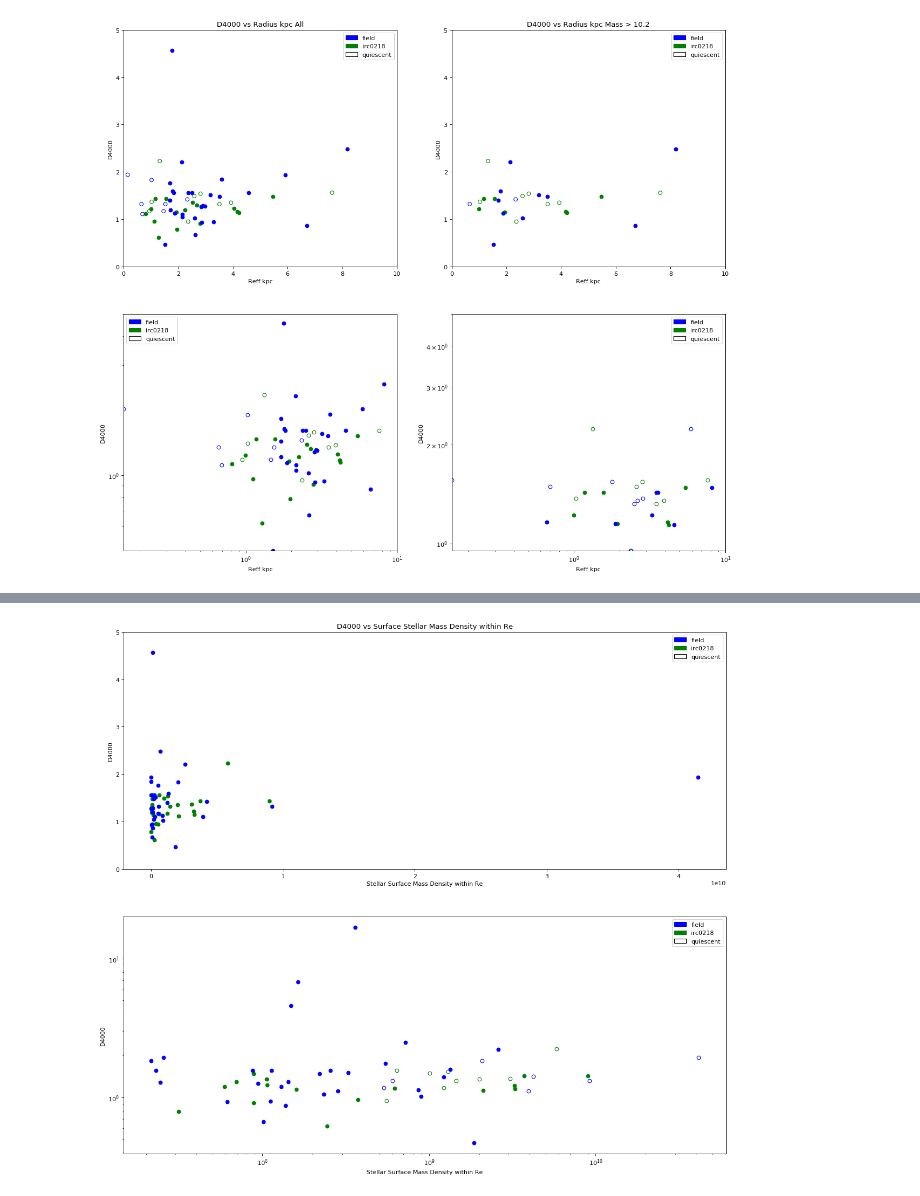
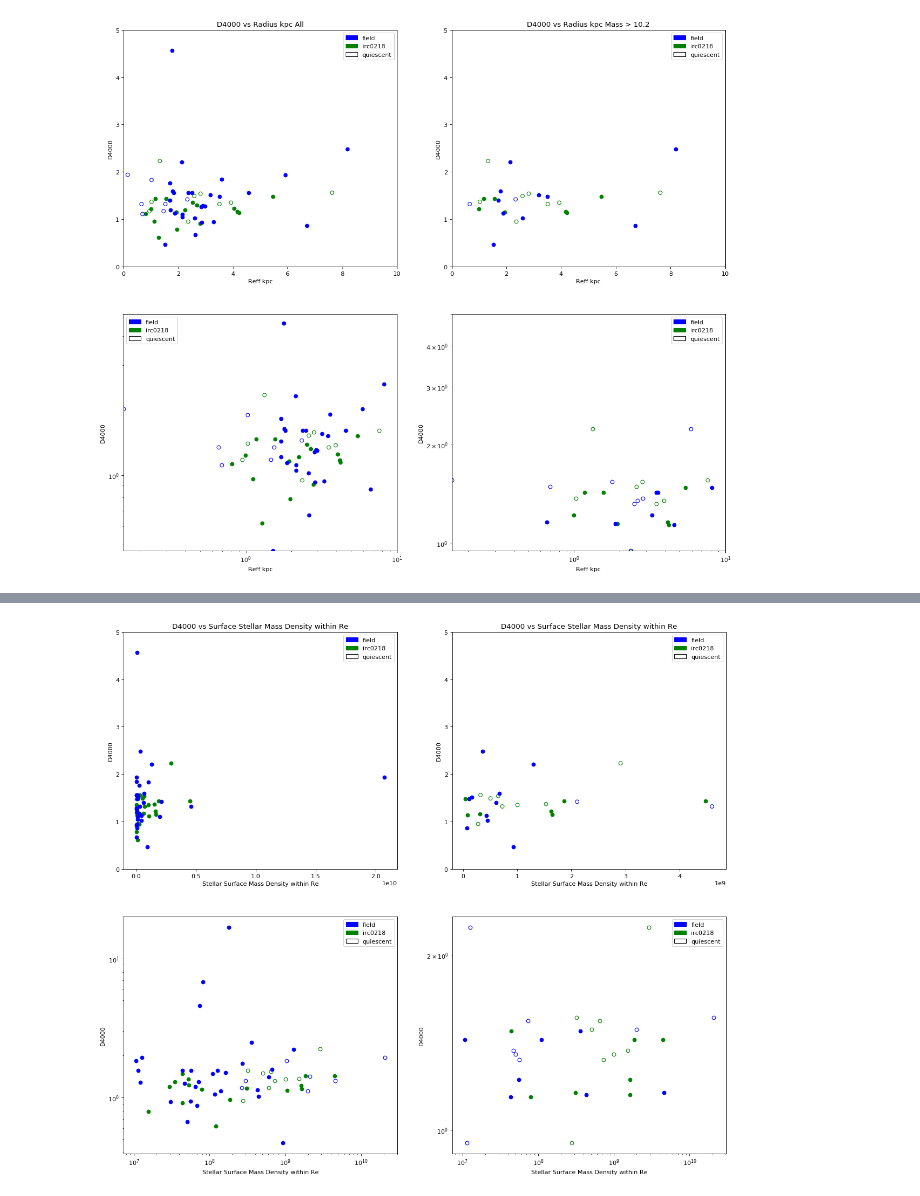
Before and after one commit to jrcooper91/van_der_Wel_size-mass, a Jupyter notebook: irc0218_D4000_size_compare.ipynb, the cells around one changed output, grey strips where cells are left out. Drawn from its saved outputs; the diff is of its cells as text; code cells hidden in the pictures.

```diff
--- a/irc0218_D4000_size_compare.ipynb
+++ b/irc0218_D4000_size_compare.ipynb
@@ -19,6 +20,7 @@ f_z     = []
 f_dk    = []
 f_lmass = []
 f_flag  = []
+f_ans_re_1 =[]
 
 for line in lines:
     a = line.split()
@@ -47,12 +49,24 @@ print f_lmass10
 from astropy.cosmology import WMAP9 as cosmo
 #convert from logbase
 f_mass = 10**(f_lmass)
+f_mass_re = f_mass/2
 #arsec/arcsec/kpc --> kpc size of radius
 f_re_kpc = f_re/cosmo.arcsec_per_kpc_proper(f_z)
 #find the mass in 1 kpc
 #f_mass_kpc = f_mass/f_re_kpc**2
 #compute stellar surface mass density
-f_ssmd = f_mass/(mt.pi*2*f_re_kpc**2)
+f_ssmd = f_mass_re/(mt.pi*2*f_re_kpc**2)
+
+
+
+#integrate sersic profile
+def integrand(f_re_1):
+    #return f_mass_re*mt.exp((0.3271-1.9992*f_n)(mt.pow(f_re_1/f_re_kpc,1/f_n)-1)*2*pi*f_re_kpc
+    mt.pow(f_re_1,1.0/f_n)
+
+f_ans = quad(integrand,0,1)
+
+print f_ans
 # %% [output]
 [  96.8   89.1  104.3  102.3   91.3  102.8   97.5   94.7  104.   114.8
   101.4  102.8   96.4   99.2   98.8   98.   100.6  105.8  110.1   92.4
@@ -96,12 +111,13 @@ c_lmass10=c_lmass*10
 
 #convert from logbase
 c_mass = 10**(c_lmass)
+c_mass_re = c_mass/2
 #arsec/arcsec/kpc --> kpc size of radius
 c_re_kpc = c_re/cosmo.arcsec_per_kpc_proper(c_z)
 #find the mass in re
 #c_mass_kpc = c_mass/c_re_kpc**2
 #compute stellar surface mass density
-c_ssmd = c_mass/(mt.pi*2*c_re_kpc**2)
+c_ssmd = c_mass_re/(mt.pi*2*c_re_kpc**2)
 
 print c_lmass
 # %% [output]
@@ -210,30 +255,58 @@ plt.show()
 # %%
 fig=plt.figure(figsize=(18, 16), dpi= 80, facecolor='w', edgecolor='k')
-plt.subplot(2,1,1)
+plt.subplot(2,2,1)
 plt.scatter(c_ssmd,c_dk, color='green')
 plt.scatter(f_ssmd,f_dk, color = 'blue')
 plt.xlabel('Stellar Surface Mass Density within Re')
 plt.ylabel('D4000')
 #plt.xlim(10e6,10e11)
 plt.ylim(0,5)
 blue_patch = mpatches.Patch(color='blue', label='field')
 green_patch = mpatches.Patch(color='green', label = 'irc0218')
 black_patch = mpatches.Patch(color='black', label='quiescent', fill=False)
 plt.legend(handles=[blue_patch,green_patch,black_patch])
 plt.title('D4000 vs Surface Stellar Mass Density within Re')
 #plt.show()
 
-plt.subplot(2,1,2)
+plt.subplot(2,2,2)
+plt.scatter(c_ssmd[np.where(np.logical_and(c_flag<0.9,c_lmass>10.20))],c_dk[np.where(np.logical_and(c_flag<0.9,c_lmass>10.20))], color='green', facecolor='none')
+plt.scatter(c_ssmd[np.where(np.logical_and(c_flag>0.9,c_lmass>10.20))],c_dk[np.where(np.logical_and(c_flag>0.9,c_lmass>10.20))], color='green')
+plt.scatter(f_ssmd[np.where(np.logical_and(f_flag<0.9,f_lmass>10.20))],f_dk[np.where(np.logical_and(f_flag<0.9,f_lmass>10.20))], color = 'blue', facecolor='none')
+plt.scatter(f_ssmd[np.where(np.logical_and(f_flag>0.9,f_lmass>10.20))],f_dk[np.where(np.logical_and(f_flag>0.9,f_lmass>10.20))], color = 'blue')
+plt.xlabel('Stellar Surface Mass Density within Re')
+plt.ylabel('D4000')
+#plt.xlim(10e6,10e11)
+plt.ylim(0,5)
+blue_patch = mpatches.Patch(color='blue', label='field')
+green_patch = mpatches.Patch(color='green', label = 'irc0218')
+black_patch = mpatches.Patch(color='black', label='quiescent', fill=False)
+plt.legend(handles=[blue_patch,green_patch,black_patch])
+plt.title('D4000 vs Surface Stellar Mass Density within Re')
+
+plt.subplot(2,2,3)
 plt.loglog(c_ssmd[np.where(c_flag<0.9)],c_dk[np.where(c_flag<0.9)], 'go', mfc='none')
 plt.loglog(c_ssmd[np.where(c_flag>0.9)],c_dk[np.where(c_flag>0.9)], 'go')
 plt.loglog(f_ssmd[np.where(f_flag<0.9)],f_dk[np.where(f_flag<0.9)], 'bo', mfc='none')
 plt.loglog(f_ssmd[np.where(f_flag>0.9)],f_dk[np.where(f_flag>0.9)], 'bo')
 plt.xlabel('Stellar Surface Mass Density within Re')
 plt.ylabel('D4000')
 blue_patch = mpatches.Patch(color='blue', label='field')
 green_patch = mpatches.Patch(color='green', label = 'irc0218')
 black_patch = mpatches.Patch(color='black', label='quiescent', fill=False)
 plt.legend(handles=[blue_patch,green_patch,black_patch])
+
+plt.subplot(2,2,4)
+plt.loglog(c_ssmd[np.where(np.logical_and(c_flag<0.9,c_lmass>10.20))],c_dk[np.where(np.logical_and(c_flag<0.9,c_lmass>10.20))], 'go', mfc='none')
+plt.loglog(c_ssmd[np.where(np.logical_and(c_flag>0.9,c_lmass>10.20))],c_dk[np.where(np.logical_and(c_flag>0.9,c_lmass>10.20))], 'go')
+plt.loglog(f_ssmd[np.where(np.logical_and(c_flag<0.9,c_lmass>10.20))],c_dk[np.where(np.logical_and(c_flag<0.9,c_lmass>10.20))], 'bo', mfc='none')
+plt.loglog(f_ssmd[np.where(np.logical_and(c_flag>0.9,c_lmass>10.20))],c_dk[np.where(np.logical_and(c_flag>0.9,c_lmass>10.20))], 'bo')
+plt.xlabel('Stellar Surface Mass Density within Re')
+plt.ylabel('D4000')
+blue_patch = mpatches.Patch(color='blue', label='field')
+green_patch = mpatches.Patch(color='green', label = 'irc0218')
+black_patch = mpatches.Patch(color='black', label='quiescent', fill=False)
+plt.legend(handles=[blue_patch,green_patch,black_patch])
+
 plt.show()
 # %% [output]
-[figure, old version]
+[figure, new version]
```
Also changed, not shown: parts of 3 cells of this notebook.
